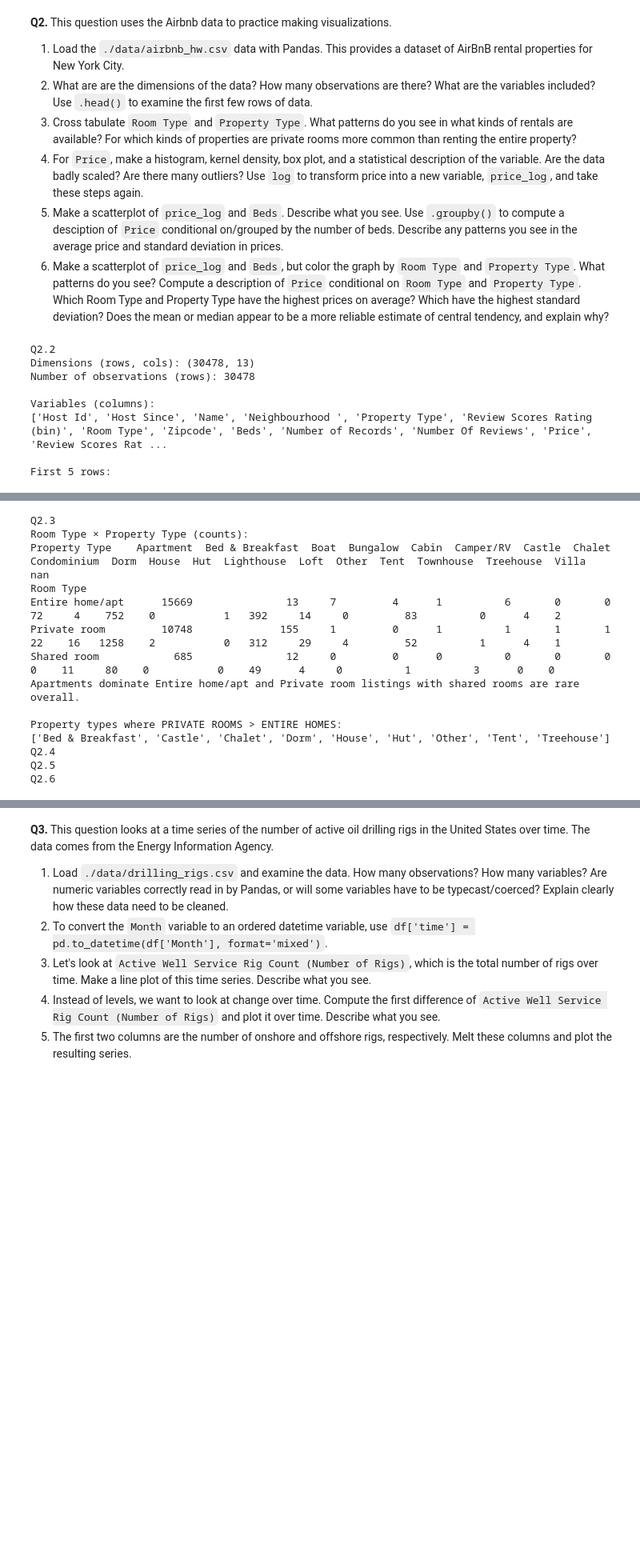
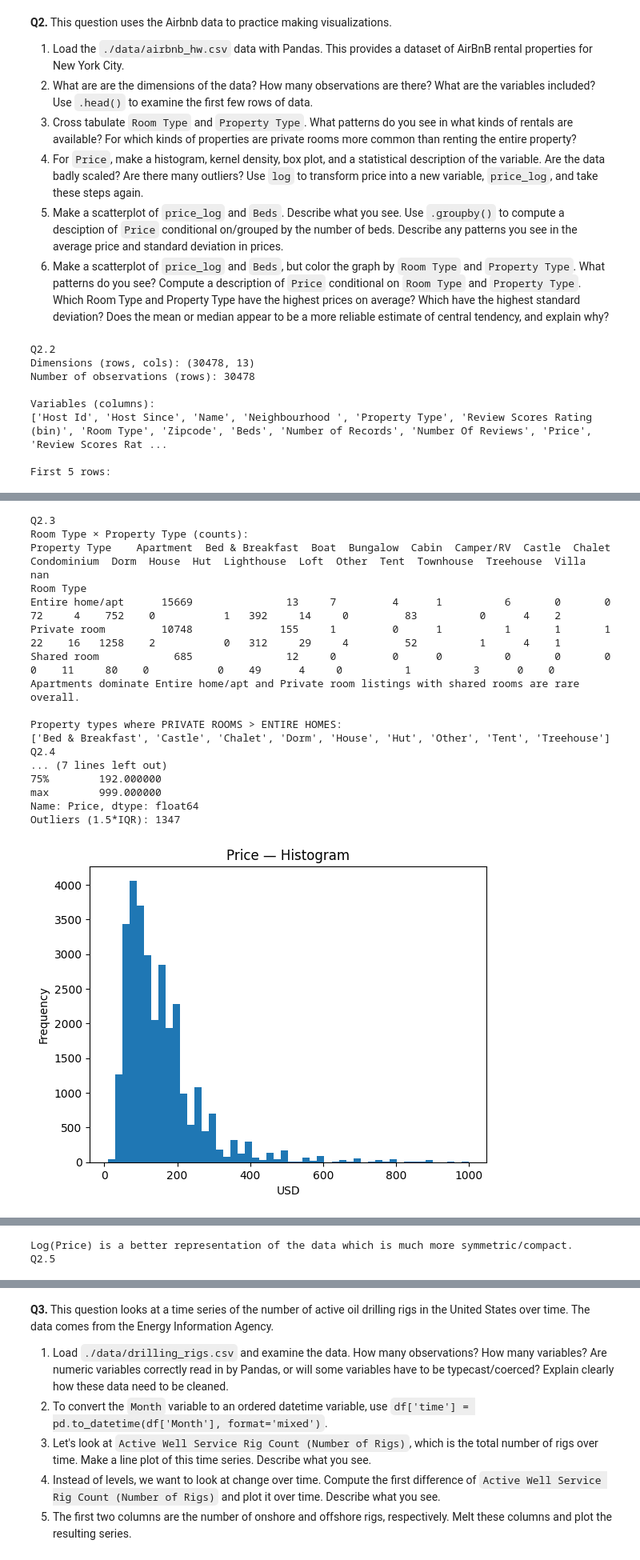
Before and after one commit to KendallFreese/eda_assignment, a Jupyter notebook: assignment.ipynb, the cells around one changed output, grey strips where cells are left out. Shown at 80% size. Cells and saved outputs as stored; diff of their text form; code cells hidden in the pictures; blank space fills up the shorter version.

```diff
--- a/assignment.ipynb
+++ b/assignment.ipynb
@@ -75,36 +75,90 @@ else:
     print("\nExpected room-type labels not found; got:", list(by_prop.columns))
 
 print("Q2.4")
+# use exact columns from the dataset
+price = pd.to_numeric(airbnb["Price"], errors="coerce")
+airbnb["price_log"] = np.log(price)
+
+# --- raw Price ---
+print("Price — describe():")
+print(price.describe())
+
+# quick outlier count (1.5*IQR)
+q1, q3 = price.quantile([0.25, 0.75])
+iqr = q3 - q1
+f_lo, f_hi = q1 - 1.5*iqr, q3 + 1.5*iqr
+print("Outliers (1.5*IQR):", ((price < f_lo) | (price > f_hi)).sum())
+
+price.plot(kind="hist", bins=50, title="Price — Histogram"); plt.xlabel("USD"); plt.show()
+price.plot(kind="kde", title="Price — KDE"); plt.xlabel("USD"); plt.show()
+plt.boxplot(price.dropna(), vert=False); plt.title("Price — Boxplot"); plt.xlabel("USD"); plt.show()
+
+print("The data isn't well scaled and Price is right-skewed with high-end outliers")
+
+# --- log(Price) ---
+logp = airbnb["price_log"].replace([np.inf, -np.inf], np.nan)
+print("\nlog(Price) — describe():")
+print(logp.describe())
+
+logp.plot(kind="hist", bins=50, title="log(Price) — Histogram"); plt.xlabel("log(USD)"); plt.show()
+logp.plot(kind="kde", title="log(Price) — KDE"); plt.xlabel("log(USD)"); plt.show()
+plt.boxplot(logp.dropna(), vert=False); plt.title("log(Price) — Boxplot"); plt.xlabel("log(USD)"); plt.show()
+
+print("Log(Price) is a better representation of the data which is much more symmetric/compact.")
 
 print("Q2.5")
+# 1) make numeric price once and keep it
+airbnb["Price_num"] = pd.to_numeric(airbnb["Price"], errors="coerce")
+airbnb["price_log"] = np.log(airbnb["Price_num"])
+
+plt.scatter(airbnb["Beds"], airbnb["price_log"], s=6, alpha=0.3)
+plt.xlabel("Beds"); plt.ylabel("log(Price)"); plt.title("log(Price) vs Beds")
+plt.show()
+
+print("log(Price) generally increases with Beds, and the spread widens for larger bed counts (more variability), with a few high-price outliers still visible.")
+
+# 2) summary of Price by Beds  ← use Price_num, not Price
+by_beds = (airbnb
+           .dropna(subset=["Beds", "Price_num"])
+           .groupby("Beds")["Price_num"]
+           .agg(count="count", mean="mean", sd="std", median="median")
+           .sort_index())
+
+print(by_beds.round(2))
+
+print("The mean price rises with Beds and the standard deviation increases alongside it, with occasional spikes at high Beds driven by small sample sizes.")
 
 print("Q2.6")
 # %% [output]
 Q2.2
 Dimensions (rows, cols): (30478, 13)
 Number of observations (rows): 30478
 
 Variables (columns):
 ['Host Id', 'Host Since', 'Name', 'Neighbourhood ', 'Property Type', 'Review Scores Rating (bin)', 'Room Type', 'Zipcode', 'Beds', 'Number of Records', 'Number Of Reviews', 'Price', 'Review Scores Rat ...
 
 First 5 rows:
 |  | Host Id | Host Since | Name | Neighbourhood | Property Type | Review Scores Rating (bin) | Room Type | Zipcode | ... |
 | 0 | 5162530 | NaN | 1 Bedroom in Prime Williamsburg | Brooklyn | Apartment | NaN | Entire home/apt | 11249.0 | ... |
 | 1 | 33134899 | NaN | Sunny, Private room in Bushwick | Brooklyn | Apartment | NaN | Private room | 11206.0 | ... |
 | 2 | 39608626 | NaN | Sunny Room in Harlem | Manhattan | Apartment | NaN | Private room | 10032.0 | ... |
 | 3 | 500 | 6/26/2008 | Gorgeous 1 BR with Private Balcony | Manhattan | Apartment | NaN | Entire home/apt | 10024.0 | ... |
 | 4 | 500 | 6/26/2008 | Trendy Times Square Loft | Manhattan | Apartment | 95.0 | Private room | 10036.0 | ... |
 Q2.3
 Room Type × Property Type (counts):
 Property Type    Apartment  Bed & Breakfast  Boat  Bungalow  Cabin  Camper/RV  Castle  Chalet  Condominium  Dorm  House  Hut  Lighthouse  Loft  Other  Tent  Townhouse  Treehouse  Villa  nan
 Room Type
 Entire home/apt      15669               13     7         4      1          6       0       0           72     4    752    0           1   392     14     0         83          0      4    2
 Private room         10748              155     1         0      1          1       1       1           22    16   1258    2           0   312     29     4         52          1      4    1
 Shared room            685               12     0         0      0          0       0       0            0    11     80    0           0    49      4     0          1          3      0    0
 Apartments dominate Entire home/apt and Private room listings with shared rooms are rare overall.
 
 Property types where PRIVATE ROOMS > ENTIRE HOMES:
 ['Bed & Breakfast', 'Castle', 'Chalet', 'Dorm', 'House', 'Hut', 'Other', 'Tent', 'Treehouse']
 Q2.4
-Q2.5
-Q2.6
+... (7 lines left out)
+75%        192.000000
+max        999.000000
+Name: Price, dtype: float64
+Outliers (1.5*IQR): 1347
+[figure, added]
@@ -110,0 +182,2 @@ Q2.6
+Log(Price) is a better representation of the data which is much more symmetric/compact.
+Q2.5
```
Also changed, not shown: parts of 2 cells of this notebook.
